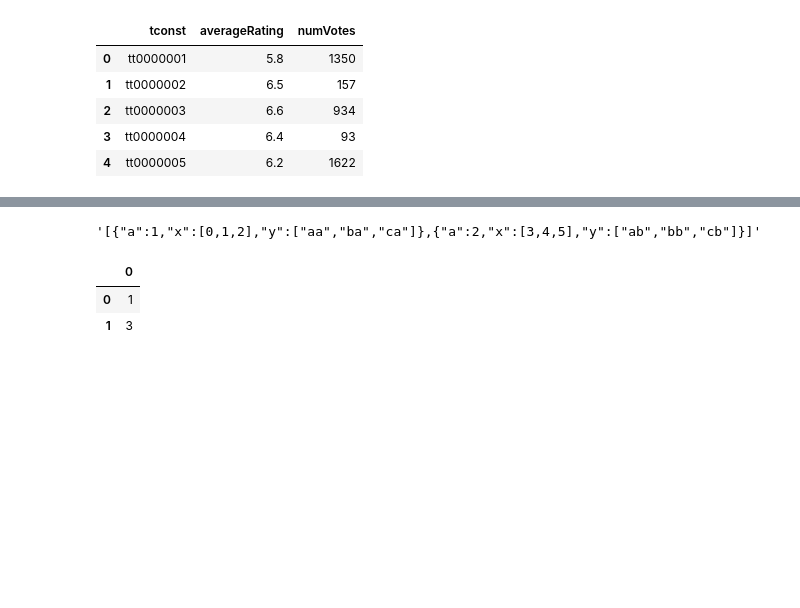
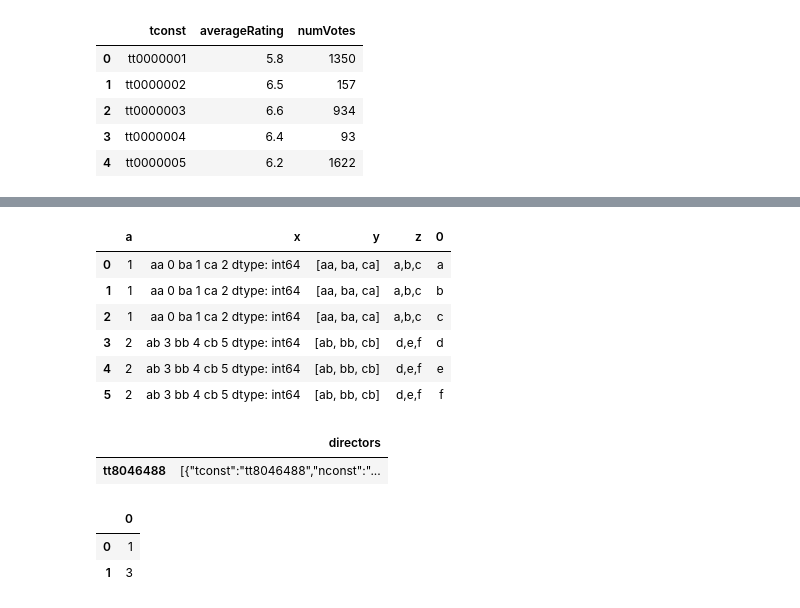
Before and after one commit to nsankabathula/imdb-chatbot, a Jupyter notebook: src/python/imdb.ipynb, the cells around one changed output, grey strips where cells are left out. Cells and saved outputs as stored; diff of their text form; code cells hidden in the pictures; blank space fills up the shorter version.

```diff
--- a/src/python/imdb.ipynb
+++ b/src/python/imdb.ipynb
@@ -455,13 +529,27 @@ del titles
 # %%
 s1 = pd.Series({'aa':0, 'ba':1,'ca':2})
 s2 = pd.Series({'ab':3, 'bb':4,'cb':5})
 
 
 df = pd.DataFrame (data={
     'a':[1,2],
     'x':[s1,s2],
-    'y':[['aa','ba','ca'],['ab','bb','cb']]
+    'y':[['aa','ba','ca'],['ab','bb','cb']],
+    'z':['a,b,c', 'd,e,f']
 })
-df.iloc[0:].to_json(orient='records')
+#df.iloc[0:].to_json(orient='records')
+split_data = df['z'].str.split(',').apply(pd.Series, 1).stack()
+#df_new.index
+split_data.index = split_data.index.droplevel(-1)
+split_data
+df = df.join (pd.DataFrame(split_data))
+df = df.reset_index(drop=True)
+df
 # %% [output]
-'[{"a":1,"x":[0,1,2],"y":["aa","ba","ca"]},{"a":2,"x":[3,4,5],"y":["ab","bb","cb"]}]'
+|  | a | x | y | z | 0 |
+| 0 | 1 | aa 0 ba 1 ca 2 dtype: int64 | [aa, ba, ca] | a,b,c | a |
+| 1 | 1 | aa 0 ba 1 ca 2 dtype: int64 | [aa, ba, ca] | a,b,c | b |
+| 2 | 1 | aa 0 ba 1 ca 2 dtype: int64 | [aa, ba, ca] | a,b,c | c |
+| 3 | 2 | ab 3 bb 4 cb 5 dtype: int64 | [ab, bb, cb] | d,e,f | d |
+| 4 | 2 | ab 3 bb 4 cb 5 dtype: int64 | [ab, bb, cb] | d,e,f | e |
+| 5 | 2 | ab 3 bb 4 cb 5 dtype: int64 | [ab, bb, cb] | d,e,f | f |
@@ -470,3 +556,8 @@ directors_info = pd.DataFrame()
+# %%
+pd.DataFrame({'directors': '[{"tconst":"tt8046488","nconst":"nm9649918","primaryName":"ricky capo","birthYear":0,"deathYear":0,"knownForTitles":[null]}]'}, index=['tt8046488'])
+# %% [output]
+|  | directors |
+| tt8046488 | [{"tconst":"tt8046488","nconst":"... |
 # %%
 df = pd.DataFrame([1,3.09])
 df[0] = df[0].apply(np.int)
```
Also changed, not shown: parts of 20 cells of this notebook, 1 other file.
